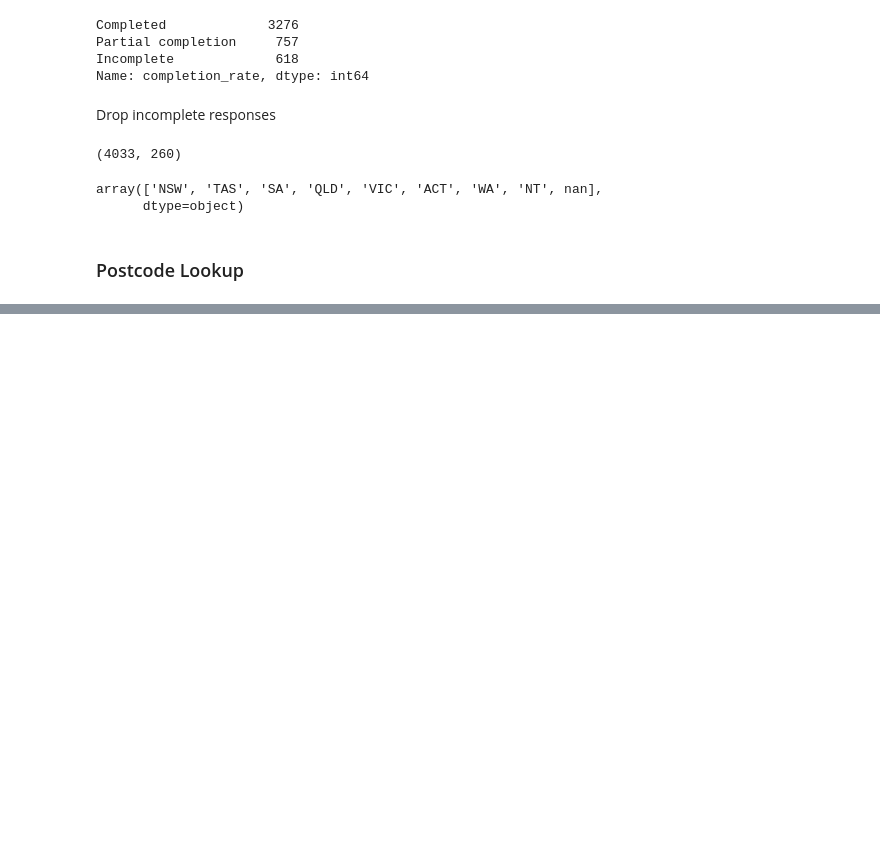
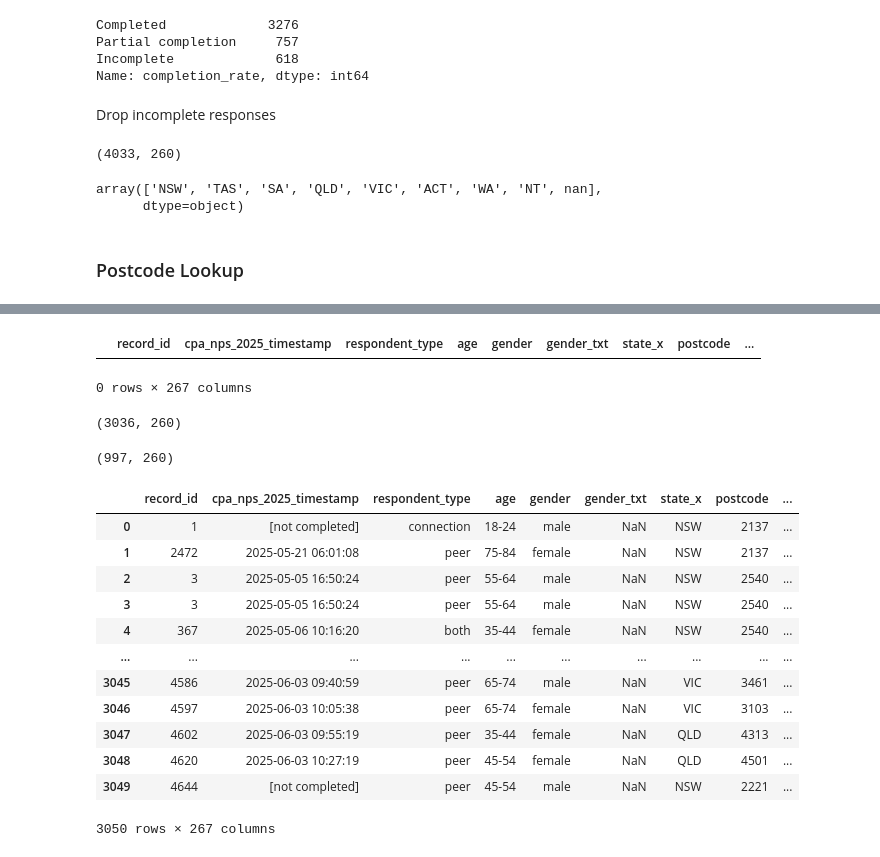
Before and after one commit to joniek/national_pain_survey, a Jupyter notebook: 2025-NPS.ipynb, the cells around one changed output, grey strips where cells are left out. Saved outputs shown, nothing was run; the diff lists cells and outputs as text; code cells hidden in the pictures; blank space fills up the shorter version.

Commit message:
Appending postcodes

```diff
--- a/2025-NPS.ipynb
+++ b/2025-NPS.ipynb
@@ -85,3 +82,5 @@ df['postcode'] = df['postcode'].astype('Int64')
 # %%
-# Filter lookup columns
+# Filter postcode lookup to relevant columns and remove duplicate postcode and state.
 postcode_lu = postcode_lu[['postcode', 'state', 'region', 'electoraterating', 'long', 'lat',   'lgaregion', 'electorate']]
+postcode_lu = postcode_lu.drop_duplicates(subset=['postcode','state'], keep='last')
+postcode_lu.shape
@@ -103,0 +89,7 @@ postcode_lu
+# %%
+# Append Postcode Lookup.
+print('df shape before:', df.shape)
+df['postcode'] = df['postcode'].astype('Int64')     # Change postcode dtype.
+df.loc[df['postcode'].isna(), 'postcode'] = 0       # Remove NaN values in postcode and replace with 0.
+df = pd.merge(df, postcode_lu, on=['postcode', 'state'], how='left')    # Left join lookup postcodes to DF.
+print('df shape after:', df.shape)
@@ -103,0 +119,32 @@ postcode_lu
+# %%
+df.loc[df['postcode'] == 0]
+# %% [output]
+|  | record_id | cpa_nps_2025_timestamp | respondent_type | age | gender | gender_txt | state_x | postcode | ... |
+0 rows × 267 columns
+# %%
+df_postcode = df.loc[df['postcode'].notna()]
+df_postcode.shape
+# %% [output]
+(3036, 260)
+# %%
+df_no_postcode = df.loc[df['postcode'].isna()]
+df_no_postcode.shape
+# %% [output]
+(997, 260)
+# %%
+df_postcode.merge(postcode_lu, left_on='postcode', right_on='postcode')
+# df.columns
+# %% [output]
+|  | record_id | cpa_nps_2025_timestamp | respondent_type | age | gender | gender_txt | state_x | postcode | ... |
+| 0 | 1 | [not completed] | connection | 18-24 | male | NaN | NSW | 2137 | ... |
+| 1 | 2472 | 2025-05-21 06:01:08 | peer | 75-84 | female | NaN | NSW | 2137 | ... |
+| 2 | 3 | 2025-05-05 16:50:24 | peer | 55-64 | male | NaN | NSW | 2540 | ... |
+| 3 | 3 | 2025-05-05 16:50:24 | peer | 55-64 | male | NaN | NSW | 2540 | ... |
+| 4 | 367 | 2025-05-06 10:16:20 | both | 35-44 | female | NaN | NSW | 2540 | ... |
+| ... | ... | ... | ... | ... | ... | ... | ... | ... | ... |
+| 3045 | 4586 | 2025-06-03 09:40:59 | peer | 65-74 | male | NaN | VIC | 3461 | ... |
+| 3046 | 4597 | 2025-06-03 10:05:38 | peer | 65-74 | female | NaN | VIC | 3103 | ... |
+| 3047 | 4602 | 2025-06-03 09:55:19 | peer | 35-44 | female | NaN | QLD | 4313 | ... |
+| 3048 | 4620 | 2025-06-03 10:27:19 | peer | 45-54 | female | NaN | QLD | 4501 | ... |
+| 3049 | 4644 | [not completed] | peer | 45-54 | male | NaN | NSW | 2221 | ... |
+3050 rows × 267 columns
```
Also changed, not shown: parts of 7 cells of this notebook.
